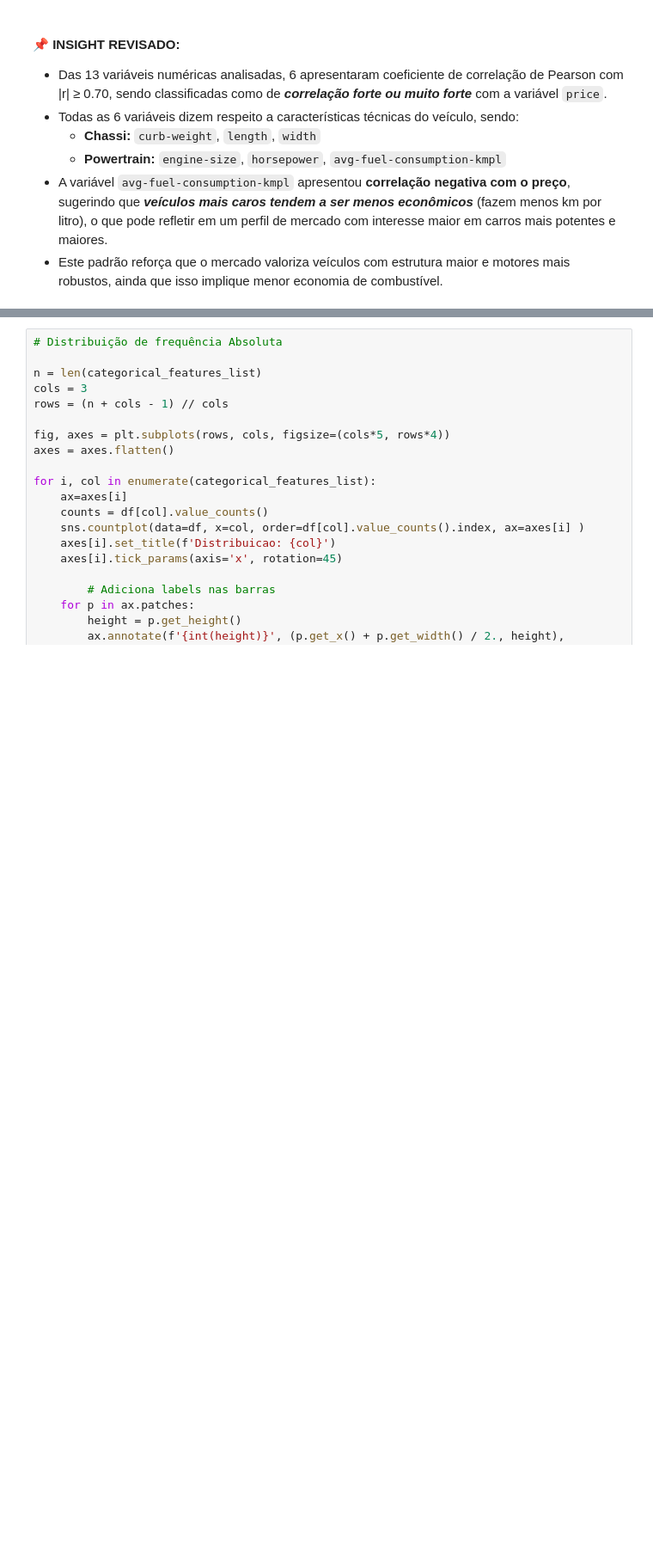
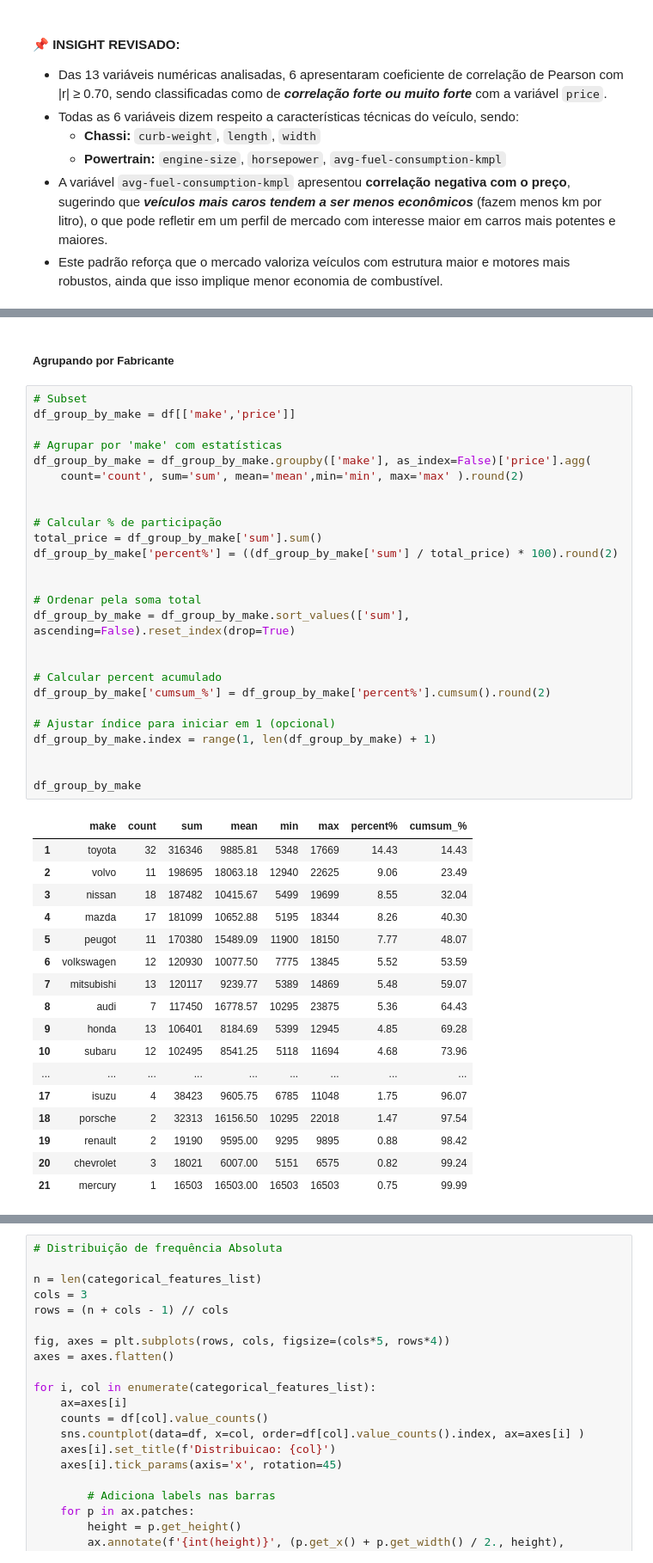
Before and after one commit to reynancs/car_price_prediction, a Jupyter notebook: notebooks/2.1-rc-eda-cleaned.ipynb, the cells around one changed output, grey strips where cells are left out. Shown at 86% size. Saved outputs shown, nothing was run; the diff lists cells and outputs as text; blank space fills up the shorter version.

```diff
--- a/notebooks/2.1-rc-eda-cleaned.ipynb
+++ b/notebooks/2.1-rc-eda-cleaned.ipynb
@@ -268,0 +279,46 @@ plt.show()
+# %% [markdown]
+##### Agrupando por Fabricante
+# %%
+# Subset
+df_group_by_make = df[['make','price']]
+
+# Agrupar por 'make' com estatísticas
+df_group_by_make = df_group_by_make.groupby(['make'], as_index=False)['price'].agg(
+    count='count', sum='sum', mean='mean',min='min', max='max' ).round(2)
+
+
+# Calcular % de participação
+total_price = df_group_by_make['sum'].sum()
+df_group_by_make['percent%'] = ((df_group_by_make['sum'] / total_price) * 100).round(2)
+
+
+# Ordenar pela soma total
+df_group_by_make = df_group_by_make.sort_values(['sum'], ascending=False).reset_index(drop=True)
+
+
+# Calcular percent acumulado
+df_group_by_make['cumsum_%'] = df_group_by_make['percent%'].cumsum().round(2)
+
+# Ajustar índice para iniciar em 1 (opcional)
+df_group_by_make.index = range(1, len(df_group_by_make) + 1)
+
+
+df_group_by_make
+# %% [output]
+|  | make | count | sum | mean | min | max | percent% | cumsum_% |
+| 1 | toyota | 32 | 316346 | 9885.81 | 5348 | 17669 | 14.43 | 14.43 |
+| 2 | volvo | 11 | 198695 | 18063.18 | 12940 | 22625 | 9.06 | 23.49 |
+| 3 | nissan | 18 | 187482 | 10415.67 | 5499 | 19699 | 8.55 | 32.04 |
+| 4 | mazda | 17 | 181099 | 10652.88 | 5195 | 18344 | 8.26 | 40.30 |
+| 5 | peugot | 11 | 170380 | 15489.09 | 11900 | 18150 | 7.77 | 48.07 |
+| 6 | volkswagen | 12 | 120930 | 10077.50 | 7775 | 13845 | 5.52 | 53.59 |
+| 7 | mitsubishi | 13 | 120117 | 9239.77 | 5389 | 14869 | 5.48 | 59.07 |
+| 8 | audi | 7 | 117450 | 16778.57 | 10295 | 23875 | 5.36 | 64.43 |
+| 9 | honda | 13 | 106401 | 8184.69 | 5399 | 12945 | 4.85 | 69.28 |
+| 10 | subaru | 12 | 102495 | 8541.25 | 5118 | 11694 | 4.68 | 73.96 |
+| ... | ... | ... | ... | ... | ... | ... | ... | ... |
+| 17 | isuzu | 4 | 38423 | 9605.75 | 6785 | 11048 | 1.75 | 96.07 |
+| 18 | porsche | 2 | 32313 | 16156.50 | 10295 | 22018 | 1.47 | 97.54 |
+| 19 | renault | 2 | 19190 | 9595.00 | 9295 | 9895 | 0.88 | 98.42 |
+| 20 | chevrolet | 3 | 18021 | 6007.00 | 5151 | 6575 | 0.82 | 99.24 |
+| 21 | mercury | 1 | 16503 | 16503.00 | 16503 | 16503 | 0.75 | 99.99 |
```
Also changed, not shown: parts of 13 cells of this notebook, 3 other files.
